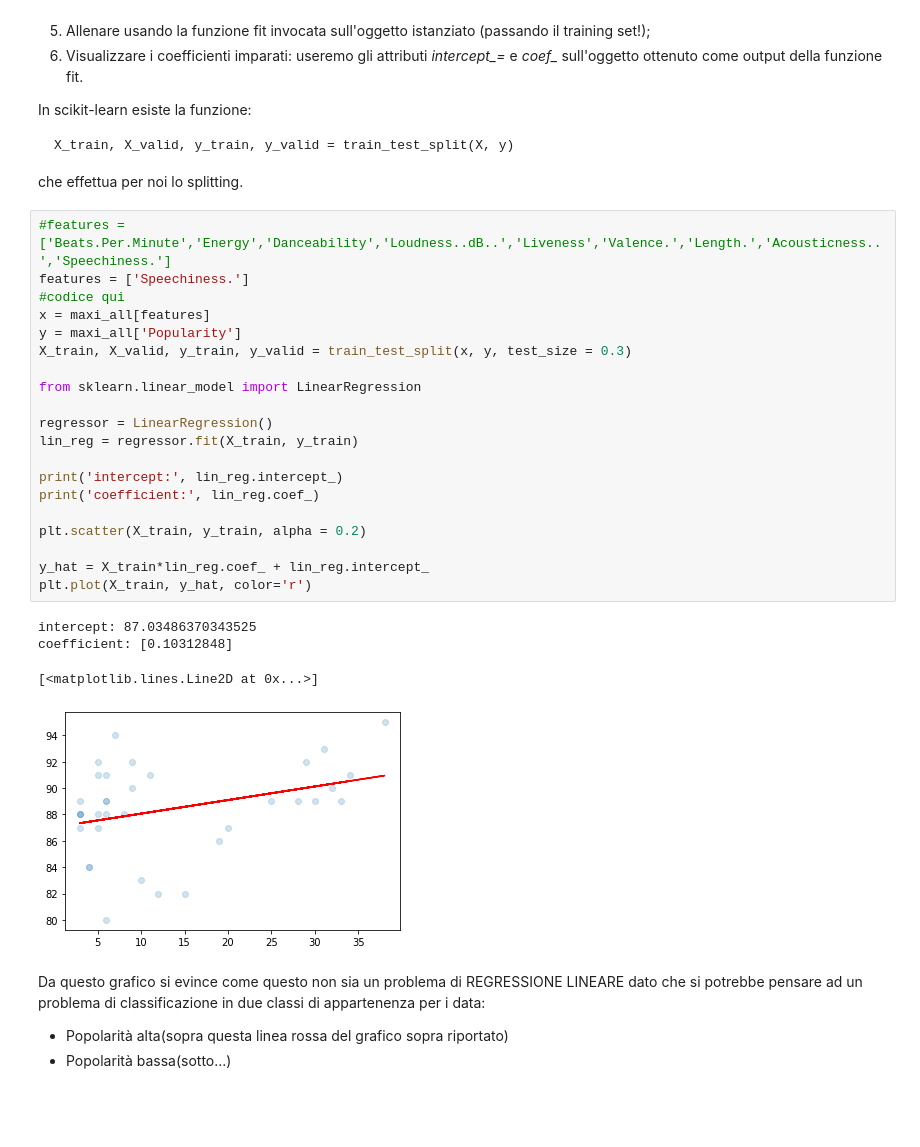
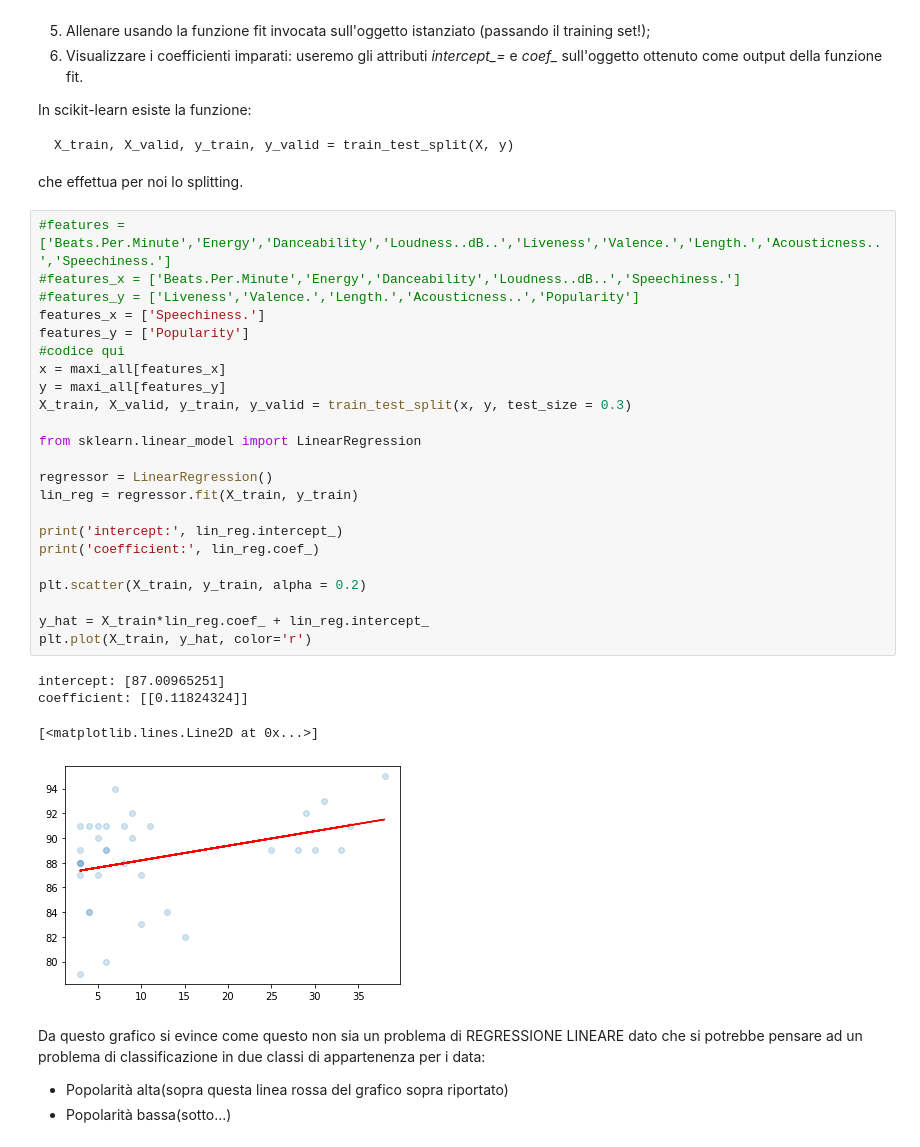
Before and after one commit to PedemonteGiacomo/DataScienceProject, a Jupyter notebook: project.ipynb, the cells around one changed output. Drawn from its saved outputs; the diff is of its cells as text; blank space fills up the shorter version.

```diff
--- a/project.ipynb
+++ b/project.ipynb
@@ -729,29 +731,32 @@ In scikit-learn esiste la funzione:
 che effettua per noi lo splitting.
 # %%
 #features = ['Beats.Per.Minute','Energy','Danceability','Loudness..dB..','Liveness','Valence.','Length.','Acousticness..','Speechiness.']
-features = ['Speechiness.']
+#features_x = ['Beats.Per.Minute','Energy','Danceability','Loudness..dB..','Speechiness.']
+#features_y = ['Liveness','Valence.','Length.','Acousticness..','Popularity']
+features_x = ['Speechiness.']
+features_y = ['Popularity']
 #codice qui
-x = maxi_all[features]
-y = maxi_all['Popularity']
+x = maxi_all[features_x]
+y = maxi_all[features_y]
 X_train, X_valid, y_train, y_valid = train_test_split(x, y, test_size = 0.3)
 
 from sklearn.linear_model import LinearRegression
 
 regressor = LinearRegression()
 lin_reg = regressor.fit(X_train, y_train)
 
 print('intercept:', lin_reg.intercept_)
 print('coefficient:', lin_reg.coef_)
 
 plt.scatter(X_train, y_train, alpha = 0.2)
 
 y_hat = X_train*lin_reg.coef_ + lin_reg.intercept_
 plt.plot(X_train, y_hat, color='r')
 # %% [output]
-intercept: 87.03486370343525
-coefficient: [0.10312848]
+intercept: [87.00965251]
+coefficient: [[0.11824324]]
 [<matplotlib.lines.Line2D at 0x...>]
-[figure, old version]
+[figure, new version]
 # %% [markdown]
 Da questo grafico si evince come questo non sia un problema di REGRESSIONE LINEARE dato che si potrebbe pensare ad un problema di classificazione in due classi di appartenenza per i data:
 - Popolarità alta(sopra questa linea rossa del grafico sopra riportato)
```
Also changed, not shown: parts of 8 cells of this notebook.
